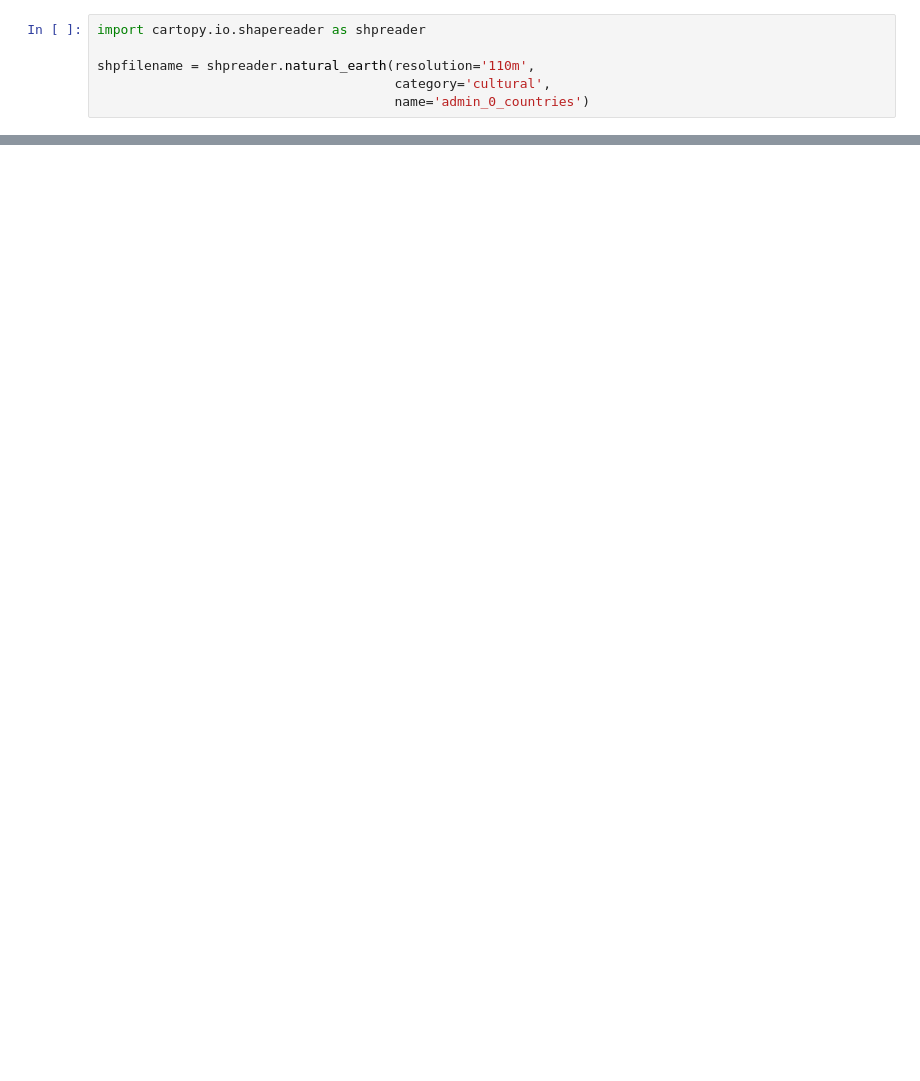
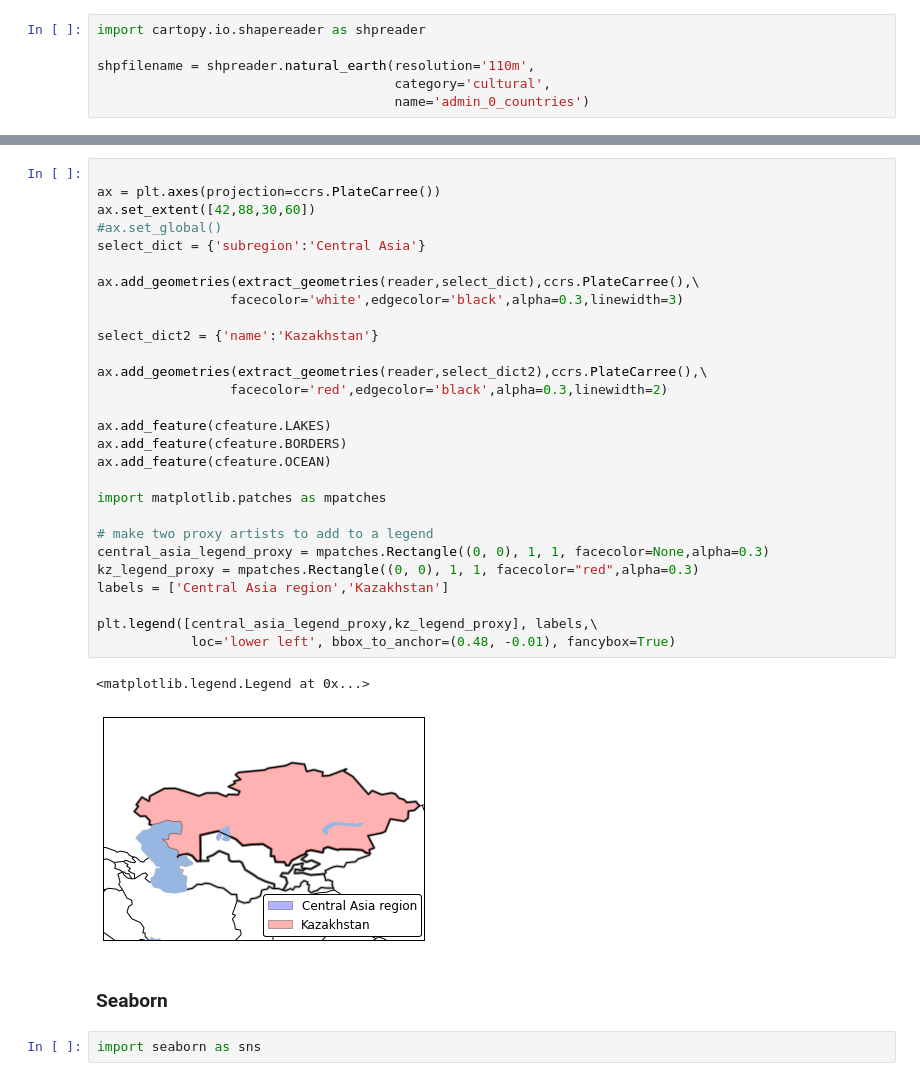
Before and after one commit to Yafei777/Climate-Downscaling, a Jupyter notebook: learning/cartopy_learning.ipynb, the cells around one changed output, grey strips where cells are left out. Cells and saved outputs as stored; diff of their text form; blank space fills up the shorter version.

```diff
--- a/learning/cartopy_learning.ipynb
+++ b/learning/cartopy_learning.ipynb
@@ -264,0 +278,35 @@ country.attributes
+# %%
+
+ax = plt.axes(projection=ccrs.PlateCarree())
+ax.set_extent([42,88,30,60])
+#ax.set_global()
+select_dict = {'subregion':'Central Asia'}
+
+ax.add_geometries(extract_geometries(reader,select_dict),ccrs.PlateCarree(),\
+                 facecolor='white',edgecolor='black',alpha=0.3,linewidth=3)
+
+select_dict2 = {'name':'Kazakhstan'}
+
+ax.add_geometries(extract_geometries(reader,select_dict2),ccrs.PlateCarree(),\
+                 facecolor='red',edgecolor='black',alpha=0.3,linewidth=2)
+
+ax.add_feature(cfeature.LAKES)
+ax.add_feature(cfeature.BORDERS)
+ax.add_feature(cfeature.OCEAN)
+
+import matplotlib.patches as mpatches
+
+# make two proxy artists to add to a legend
+central_asia_legend_proxy = mpatches.Rectangle((0, 0), 1, 1, facecolor=None,alpha=0.3)
+kz_legend_proxy = mpatches.Rectangle((0, 0), 1, 1, facecolor="red",alpha=0.3)
+labels = ['Central Asia region','Kazakhstan']
+
+plt.legend([central_asia_legend_proxy,kz_legend_proxy], labels,\
+            loc='lower left', bbox_to_anchor=(0.48, -0.01), fancybox=True)
+# %% [output]
+<matplotlib.legend.Legend at 0x...>
+[figure, added]
+# %% [markdown]
+### Seaborn
+# %%
+import seaborn as sns
```
Also changed, not shown: parts of 9 cells of this notebook, 1 other file.
